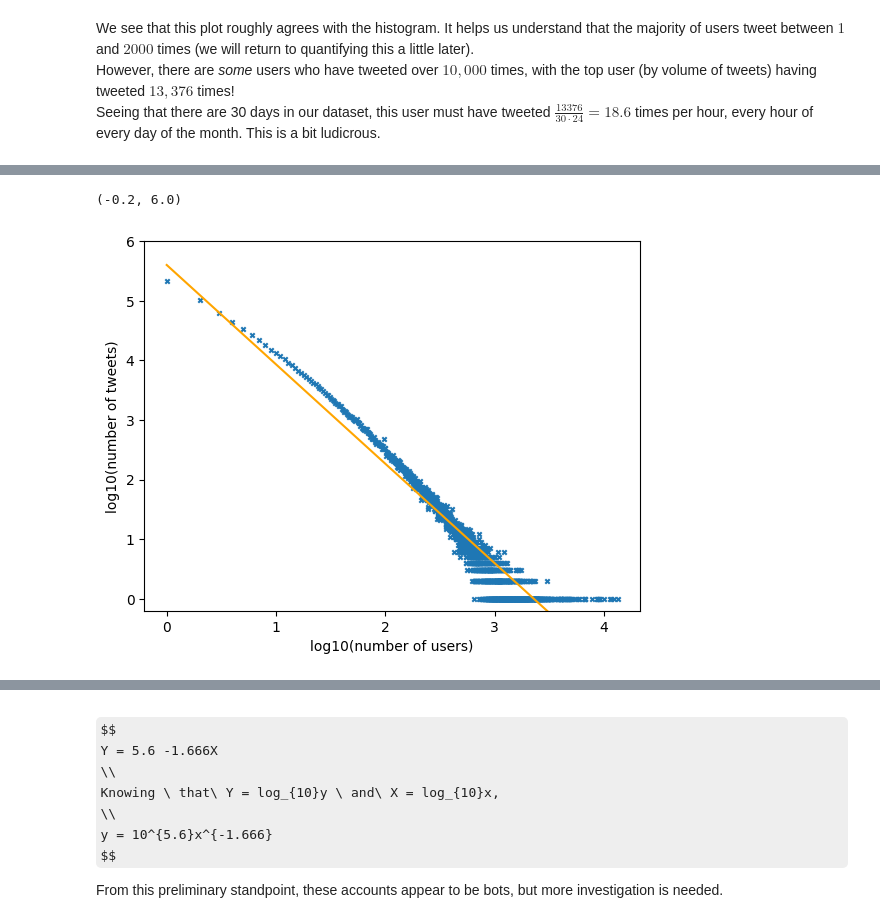
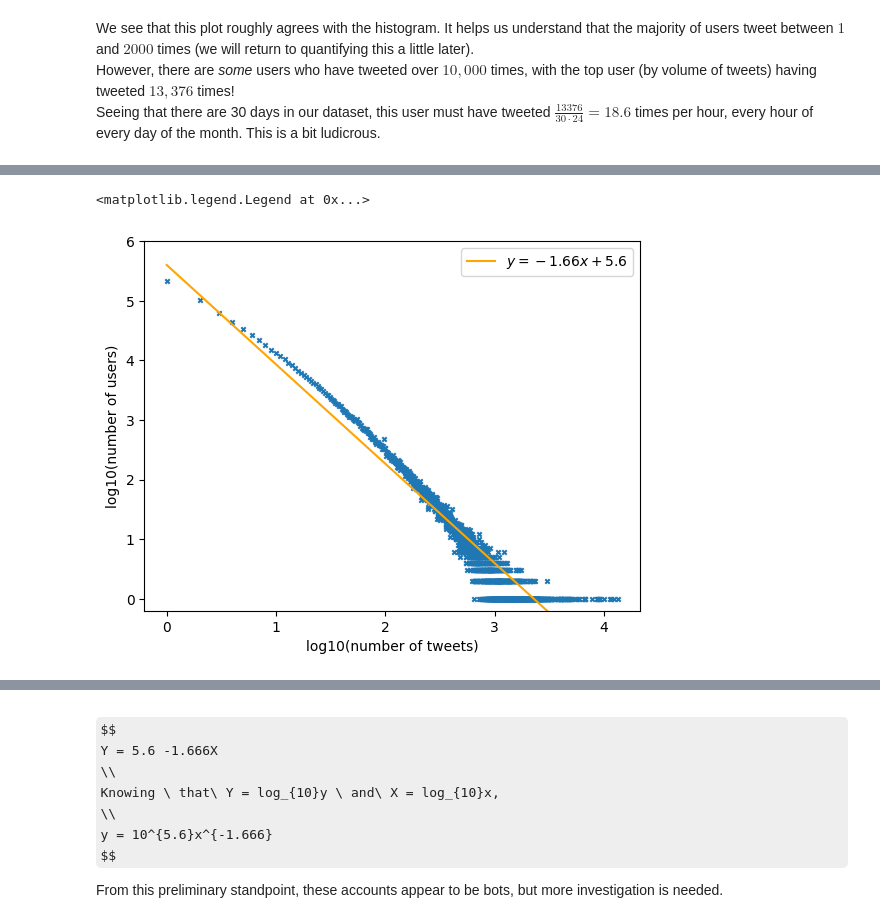
Before and after one commit to katoxiv/X-Notebooks, a Jupyter notebook: Twitter_Coursework/02_Users.ipynb, the cells around one changed output, grey strips where cells are left out. Drawn from its saved outputs; the diff is of its cells as text; code cells hidden in the pictures; some formulas as TeX source.

```diff
--- a/Twitter_Coursework/02_Users.ipynb
+++ b/Twitter_Coursework/02_Users.ipynb
@@ -27,7 +27,7 @@ with open(path , 'r' , encoding='utf-8') as in_file:
     csv_reader = csv.reader(in_file , delimiter = "|")
     for line in csv_reader:
         user.append(line[0])
-        # ts.append(line[1])
+        ts.append(line[1])
         # ca.append(line[2])
         tweets.append(line[3])
         mentions.append(line[4])
@@ -41,10 +41,11 @@ Wall time: 27.9 s
 # Convert timestamp to datetime format
 ts_convert = [datetime.datetime.fromtimestamp(int(dt)//1000) for dt in ts]
 
-# twt_df = pd.DataFrame(
-#     list(zip(user , ts_convert , tweets)) , columns = ['user' , 'ts' , 'tweet_id']
-# )
+twt_df = pd.DataFrame(
+    list(zip(user , ts_convert , tweets)) , columns = ['user' , 'ts' , 'tweet_id']
+)
 
-# twt_df = twt_df[twt_df['tweet_id']!="None"].drop_duplicates()
-# print(f'length of tweet df is {len(twt_df)}')
+twt_df = twt_df[twt_df['tweet_id']!="None"].drop_duplicates()
+print(f'length of tweet df is {len(twt_df)}')
+twt_df.head()
 # %% [output]
@@ -96,12 +124,13 @@ Seeing that there are 30 days in our dataset, this user must have tweeted $\frac
 %%time
 fig , ax = plt.subplots()
 ax.scatter(twt_df_usr_2['log_twt'] , twt_df_usr_2['log_users'] , s = 10 , marker = 'x');
-ax.set_xlabel('log10(number of users)');
-ax.set_ylabel('log10(number of tweets)');
+ax.set_xlabel('log10(number of tweets)');
+ax.set_ylabel('log10(number of users)');
 
 # Eyeballing the equation of the line
 x = np.linspace(0 , 4)
 y = (-5/3)*x + 5.6
-ax.plot(x , y , color = 'orange')
+ax.plot(x , y , color = 'orange' , label = '$y=-1.66x+5.6$')
 plt.ylim(-0.2 , 6);
+plt.legend(loc = 'upper right');
 # %% [output]
@@ -110,5 +139,5 @@ Wall time: 11 ms
-(-0.2, 6.0)
+<matplotlib.legend.Legend at 0x...>
-[figure, old version]
+[figure, new version]
 # %%
 %%time
 # Drawback with this is that it doesn't allow us to access the lin reg line!
```
Also changed, not shown: parts of 30 cells of this notebook, 2 other files.
